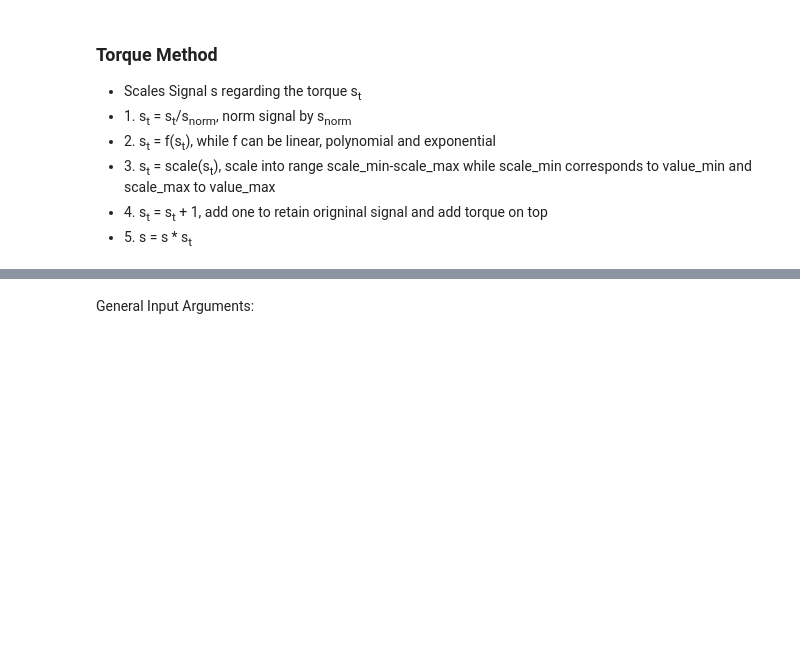
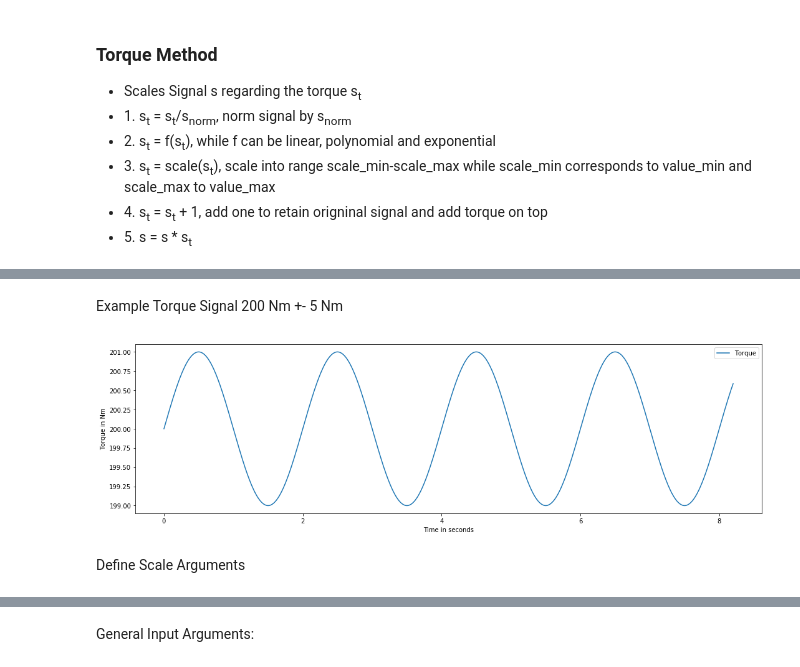
Before and after one commit to HoChiak/Gearbox, a Jupyter notebook: RF_Sim_GearboxVibration.ipynb, the cells around one changed output, grey strips where cells are left out. Cells and saved outputs as stored; diff of their text form; code cells hidden in the pictures; blank space fills up the shorter version.

```diff
--- a/RF_Sim_GearboxVibration.ipynb
+++ b/RF_Sim_GearboxVibration.ipynb
@@ -201,0 +243,13 @@ plt.show()
+# %% [markdown]
+<p>Example Torque Signal 200 Nm +- 5 Nm</p>
+# %%
+torque = np.sin((2 * np.pi * fi /10 * time_vector)) + 200 # Nm | array
+
+plt.figure(figsize=[18,5])
+plt.plot(time_vector, torque)
+plt.xlabel('Time in seconds'), plt.ylabel('Torque in Nm'), plt.legend(['Torque'])
+plt.show()
+# %% [output]
+[figure, added]
+# %% [markdown]
+<p>Define Scale Arguments</p>
```
Also changed, not shown: parts of 31 cells of this notebook, 2 other files.
